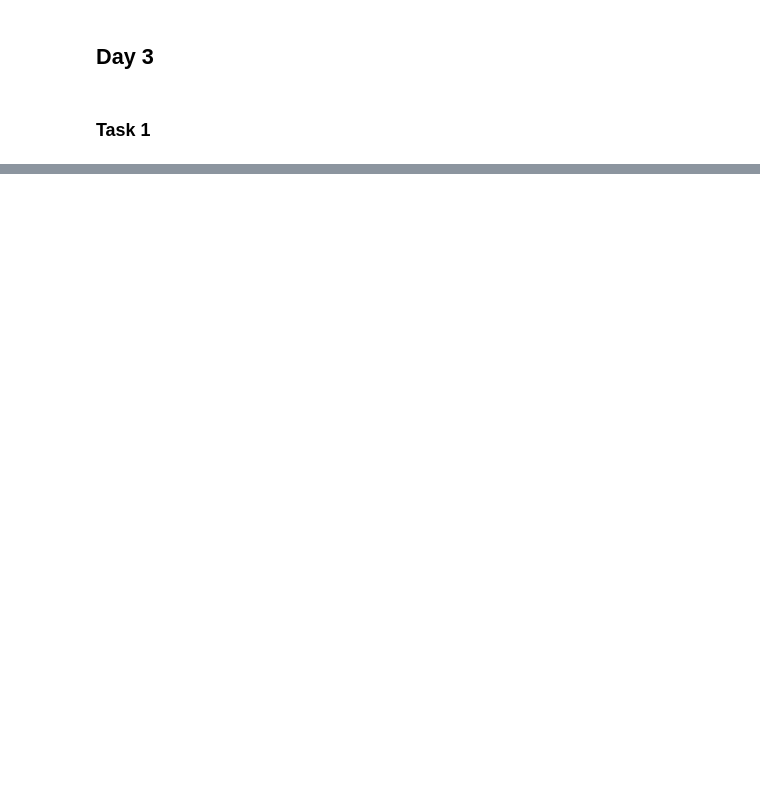
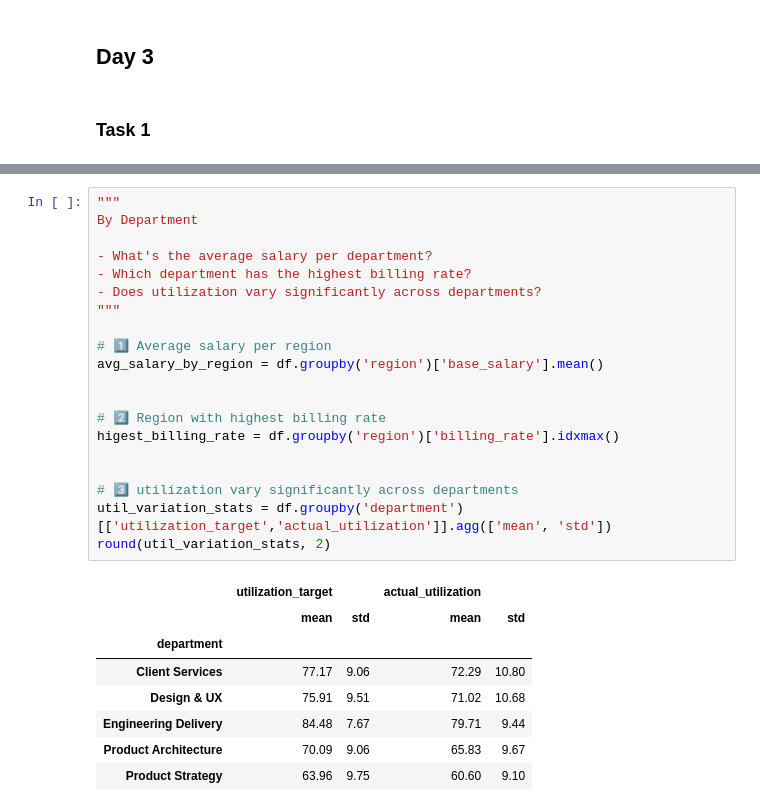
Before and after one commit to itsGovi/Data_Science_Journey, a Jupyter notebook: notebooks/Week 1.ipynb, the cells around one changed output, grey strips where cells are left out. Drawn from its saved outputs; the diff is of its cells as text; blank space fills up the shorter version.

```diff
--- a/notebooks/Day 1.ipynb
+++ b/notebooks/Week 1.ipynb
@@ -206,0 +223,29 @@ df.describe()
+# %%
+"""
+By Department
+
+- What's the average salary per department?
+- Which department has the highest billing rate?
+- Does utilization vary significantly across departments?
+"""
+
+# 1️⃣ Average salary per region
+avg_salary_by_region = df.groupby('region')['base_salary'].mean()
+
+
+# 2️⃣ Region with highest billing rate
+higest_billing_rate = df.groupby('region')['billing_rate'].idxmax()
+
+
+# 3️⃣ utilization vary significantly across departments
+util_variation_stats = df.groupby('department')[['utilization_target','actual_utilization']].agg(['mean', 'std'])
+round(util_variation_stats, 2)
+# %% [output]
+|  | utilization_target |  | actual_utilization |  |
+|  | mean | std | mean | std |
+| department |  |  |  |  |
+| Client Services | 77.17 | 9.06 | 72.29 | 10.80 |
+| Design & UX | 75.91 | 9.51 | 71.02 | 10.68 |
+| Engineering Delivery | 84.48 | 7.67 | 79.71 | 9.44 |
+| Product Architecture | 70.09 | 9.06 | 65.83 | 9.67 |
+| Product Strategy | 63.96 | 9.75 | 60.60 | 9.10 |
```
Also changed, not shown: parts of 3 cells of this notebook, 1 other file.
